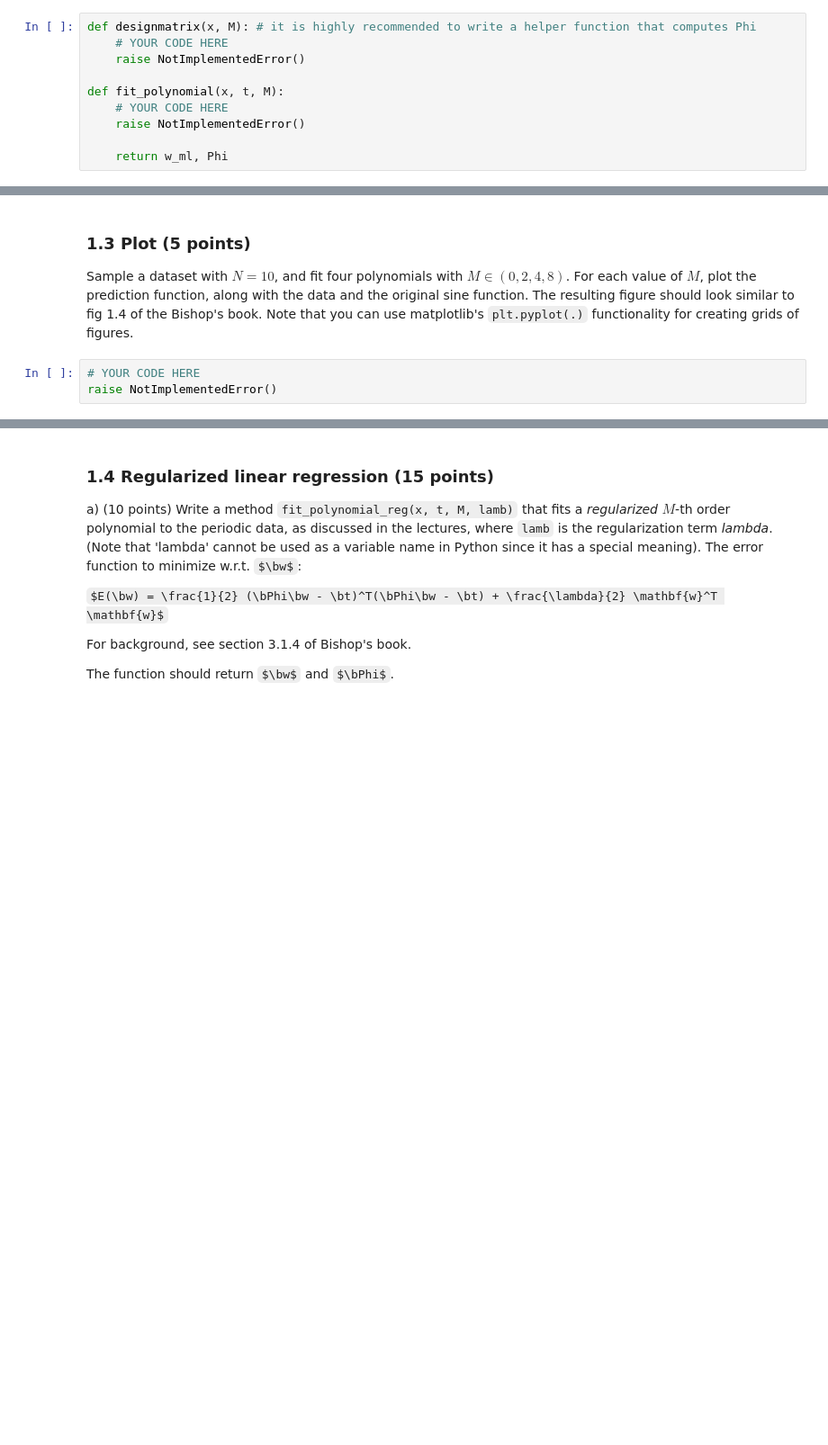
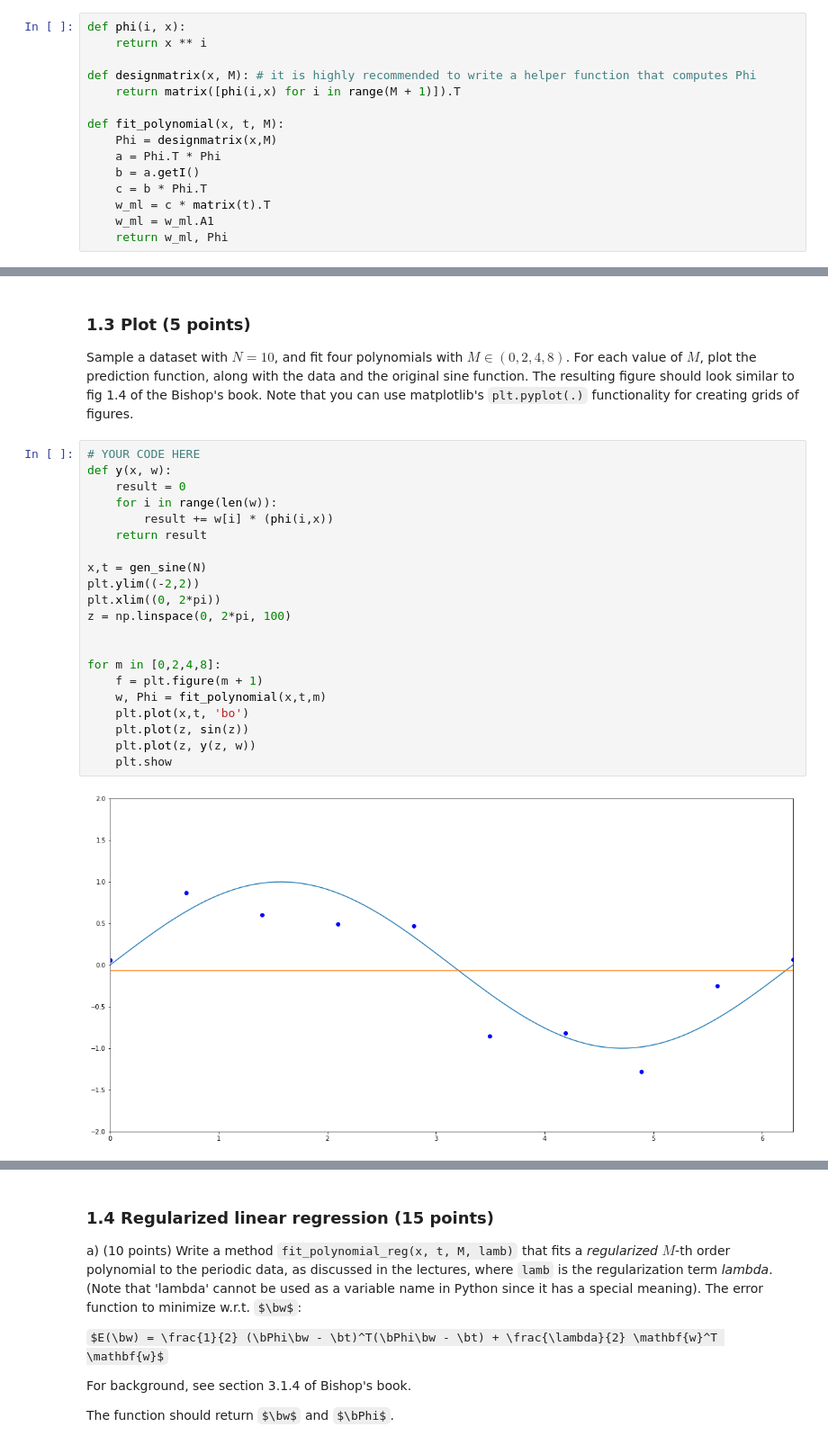
Before and after one commit to ndegier/ML1, a Jupyter notebook: 10683704_12311014_lab1.ipynb, the cells around one changed output, grey strips where cells are left out. Shown: that part at 90% size. Saved outputs shown, nothing was run; the diff lists cells and outputs as text; some formulas as TeX source; blank space fills up the shorter version.

```diff
--- a/10683704_12311014_lab1.ipynb
+++ b/10683704_12311014_lab1.ipynb
@@ -141,14 +141,19 @@ $E(\bw) = \frac{1}{2} (\bPhi\bw - \bt)^T(\bPhi\bw - \bt)$
 
 where $\bPhi$ is the _feature matrix_ (or _design matrix_) as explained in Bishop's book at section 3.1.1, $\bt$ is the vector of target values. Your method should return a vector $\bw$ with the maximum-likelihood parameter estimates, as well as the _feature matrix_ $\bPhi$.
 # %%
+def phi(i, x):
+    return x ** i
+
 def designmatrix(x, M): # it is highly recommended to write a helper function that computes Phi
-    # YOUR CODE HERE
-    raise NotImplementedError()
+    return matrix([phi(i,x) for i in range(M + 1)]).T
 
 def fit_polynomial(x, t, M):
-    # YOUR CODE HERE
-    raise NotImplementedError()
-
+    Phi = designmatrix(x,M)
+    a = Phi.T * Phi
+    b = a.getI()
+    c = b * Phi.T
+    w_ml = c * matrix(t).T
+    w_ml = w_ml.A1
     return w_ml, Phi
 # %%
 ### Test your function
@@ -164,6 +169,26 @@ assert Phi.shape == (N, m+1), "The shape of Phi is incorrect"
 ### 1.3 Plot (5 points)
 Sample a dataset with $N=10$, and fit four polynomials with $M \in (0, 2, 4, 8)$.
 For each value of $M$, plot the prediction function, along with the data and the original sine function. The resulting figure should look similar to fig 1.4 of the Bishop's book. Note that you can use matplotlib's `plt.pyplot(.)` functionality for creating grids of figures.
-# %%
-# YOUR CODE HERE
-raise NotImplementedError()
+# %%
+# YOUR CODE HERE
+def y(x, w):
+    result = 0
+    for i in range(len(w)):
+        result += w[i] * (phi(i,x))
+    return result
+
+x,t = gen_sine(N)
+plt.ylim((-2,2))
+plt.xlim((0, 2*pi))
+z = np.linspace(0, 2*pi, 100)
+
+
+for m in [0,2,4,8]:
+    f = plt.figure(m + 1)
+    w, Phi = fit_polynomial(x,t,m)
+    plt.plot(x,t, 'bo')
+    plt.plot(z, sin(z))
+    plt.plot(z, y(z, w))
+    plt.show
+# %% [output]
+[figure, added]
```
Also changed, not shown: parts of 14 cells of this notebook.
